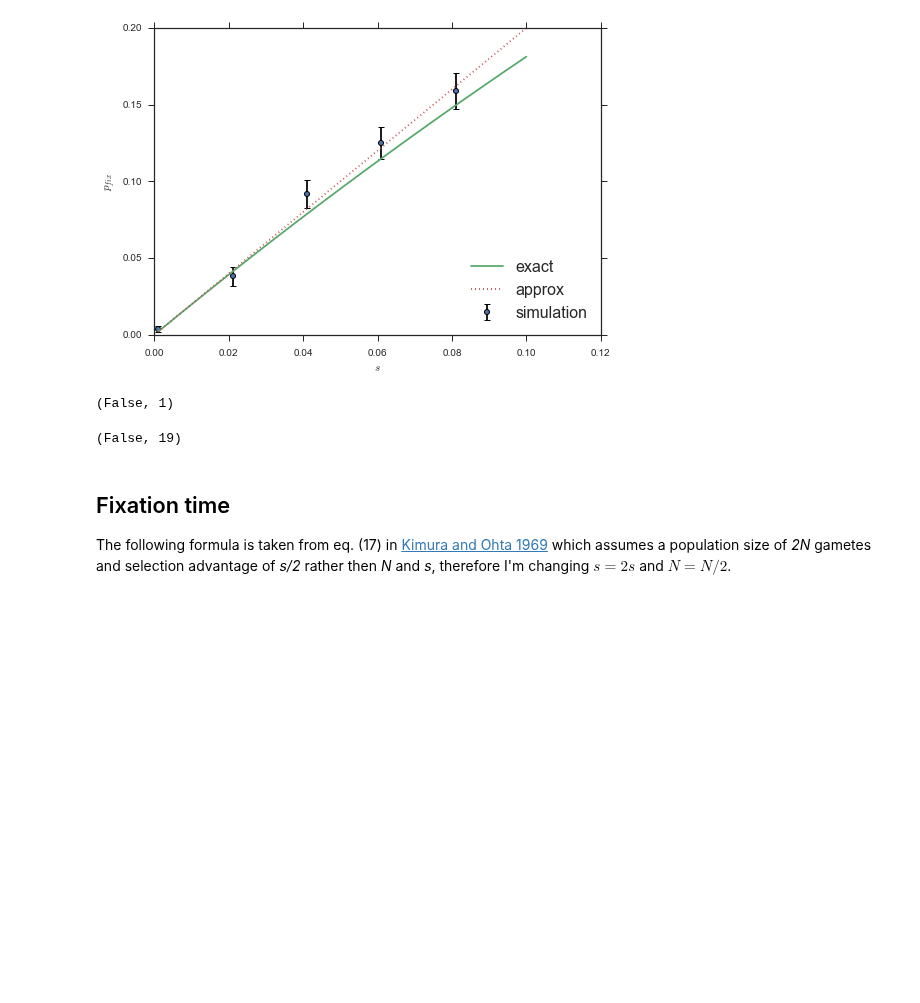
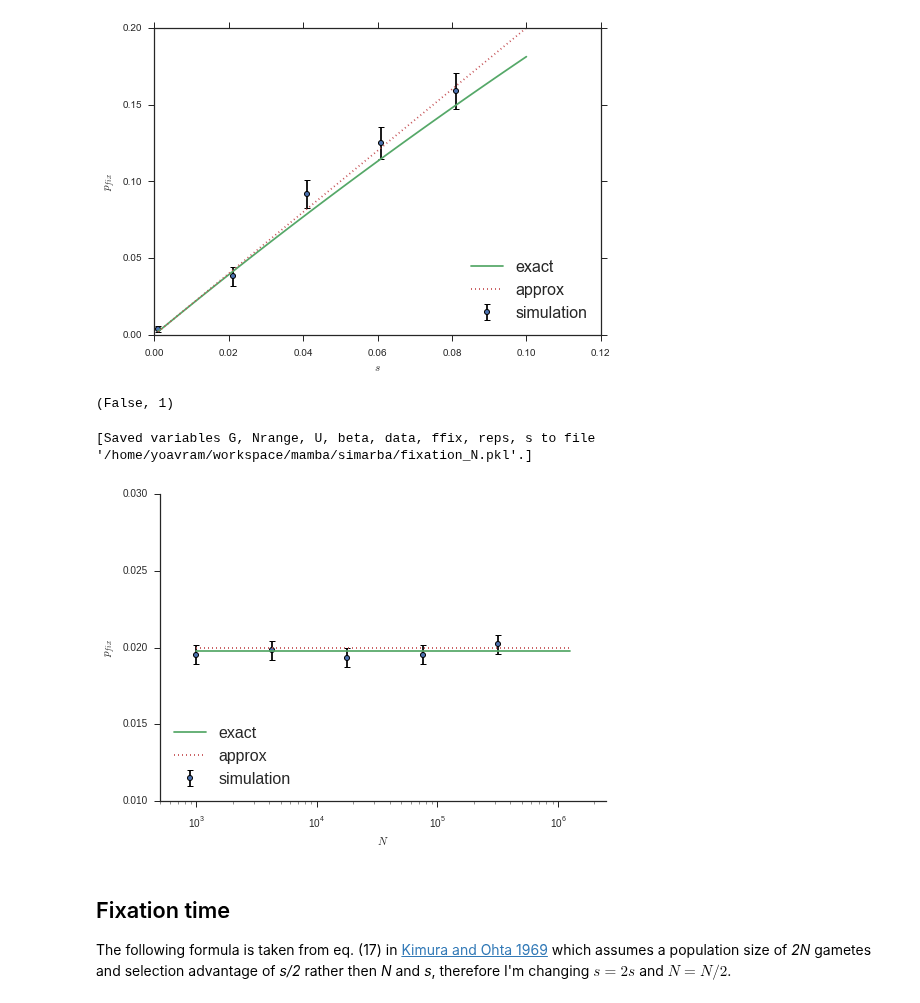
Before and after one commit to yoavram/mamba, a Jupyter notebook: simarba/adaptation model.ipynb, the cells around one changed output. Saved outputs shown, nothing was run; the diff lists cells and outputs as text; code cells hidden in the pictures; blank space fills up the shorter version.

```diff
--- a/simarba/adaptation model.ipynb
+++ b/simarba/adaptation model.ipynb
@@ -392,38 +401,27 @@ legend(loc='lower right');
 # %% [output]
 [figure]
 # %%
-def simulation(N,U,s,beta,G):
-    S = array([[1+s,0],[0,1]])
-    p = array([1./N, 1-1./N])
+def simulation(ffix,N,U,s,beta,G):
+    p = 1./N
     t = 0
-    while 0 < p[0] < 1:
-        p = (1 + s) * p / (s*p + 1)
+    while 0 < p < ffix:
+        p = (1 + s) * p / (s * p + 1)
         p = binomial(N,p) / float(N)
         t += 1
-    return p[0] > 0, t
-print simulation(N,U,s,beta,G)
+    return p > 0, t
+print simulation(0.99,N,U,s,beta,G)
 # %% [output]
 (False, 1)
-# %%
-def simulation(N,U,s,beta,G):
-    p = 1./N
-    t = 0
-    while 0 < p < 1:
-        p = (1 + s) * p / (s * p + 1)
-        p = binomial(N,p) / float(N)
-        t += 1
-    return p > 0, t
-print simulation(N,U,s,beta,G)
-# %% [output]
-(False, 19)
 # %%
-%%cache fixation_N.pkl reps s U beta G Nrange data --force
-s,U,beta,G = 0.01,1e-4,1e-4,10
-reps = 100
-Nrange = logspace(3,6,100)
+%%cache fixation_N.pkl ffix reps s U beta G Nrange data --force
+ffix,s,U,beta,G = 0.5,0.01,1e-4,1e-4,10
+reps = 50000
+Nrange = logspace(3,6.1,100)
 
-pool.push({'simulation':simulation, 's':s,'U':U,'beta':beta,'G':G, 'Nrange':Nrange})
-data = array(pool.map_sync(lambda _: [simulation(N_,U,s,beta,G) for N_ in Nrange[::20]], range(reps)))
+pool.push({'simulation':simulation, 'ffix':ffix,'s':s,'U':U,'beta':beta,'G':G, 'Nrange':Nrange})
+data = array(pool.map_sync(lambda _: [simulation(ffix,N_,U,s,beta,G) for N_ in Nrange[::20]], range(reps)))
+# %% [output]
+[Saved variables G, Nrange, U, beta, data, ffix, reps, s to file '/home/yoavram/workspace/mamba/simarba/fixation_N.pkl'.]
 # %%
 y1 = array([pfix(N_,U,s,beta) for N_ in Nrange])
 y2 = array([2*s for N_ in Nrange])
@@ -434,13 +432,17 @@ semy  = semy / sqrt(data.shape[0])
 # %%
 errorbar(Nrange[::20], meany, yerr=semy, marker=ERRBAR_MARKER, ls=ERRBAR_LS, ecolor=ERRBAR_COL, label='simulation')
 plot(Nrange, y1, label='exact')
 plot(Nrange, y2, ls=':', label='approx')
 xscale('log')
-xlim(min(Nrange)/1.1,max(Nrange))
-ylim(0,4*s)
+
+xlim(min(Nrange)/2,max(Nrange)*2)
+ylim(s,3*s)
 xlabel('$N$')
 ylabel('$p_{fix}$')
-legend(loc='upper left');
+legend(loc='lower left');
+sns.despine();
+# %% [output]
+[figure, added]
 # %% [markdown]
 ## Fixation time
 
```
Also changed, not shown: parts of 9 cells of this notebook.
